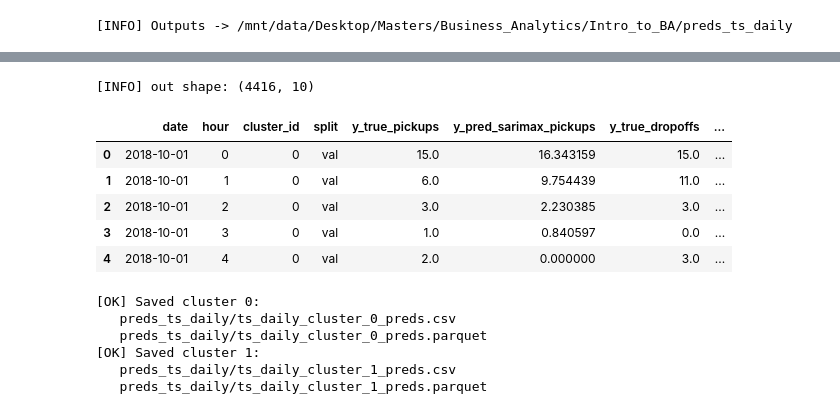
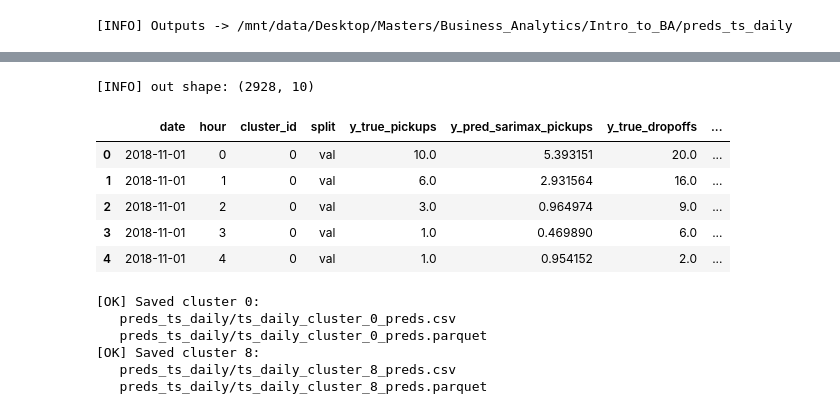
Before and after one commit to tomasvenda/Intro_to_BA, a Jupyter notebook: time_series_extract.ipynb, the cells around one changed output, grey strips where cells are left out. Saved outputs shown, nothing was run; the diff lists cells and outputs as text; code cells hidden in the pictures.

```diff
--- a/time_series_extract.ipynb
+++ b/time_series_extract.ipynb
@@ -15,11 +15,11 @@ HOURLY_PATH = Path("cluster_hourly.parquet")
 SARIMAX_DIR = Path("sarimax/sarimax_best")
 PROPHET_DIR = Path("prophet_folder/prophet_best")
 
-CLUSTERS = [0, 1]
+CLUSTERS = [0, 8]
 
 # We evaluate day-ahead forecasts for these months
-VAL_MONTH = 10           # October
-TEST_MONTHS = [11, 12]   # Nov-Dec
+VAL_MONTH = 11           # November (use Nov as validation)
+TEST_MONTHS = [12]       # December (test)
 
 HARD_END = pd.Timestamp("2018-12-31 23:00:00")
 
@@ -194,19 +329,28 @@ print("[INFO] #test days:", len(test_cutoffs), "first:", test_cutoffs[0], "last:
 # %%
-def sarimax_daily_forecast(res, history_y: pd.Series, cutoff: pd.Timestamp) -> pd.Series:
+def sarimax_daily_forecast(res_or_bundle, history_y: pd.Series, cutoff: pd.Timestamp) -> pd.Series:
     """
     Forecast next 24 hours starting at cutoff using SARIMAX results.
-    Exog: y_lag_24/y_lag_168 (from history_y) + is_us_holiday.
+    Supports either a plain SARIMAXResults OR the dict bundle saved in Cell 4.
     """
     horizon = pd.date_range(cutoff, cutoff + pd.Timedelta(hours=23), freq="h")
+
+    # handle bundled {res, scale}
+    if isinstance(res_or_bundle, dict):
+        res = res_or_bundle["res"]
+        scale = float(res_or_bundle.get("scale", 1.0))
+    else:
+        res = res_or_bundle
+        scale = float(sarimax_scales.get(getattr(res, "_cluster_id", None), 1.0)) if "sarimax_scales" in globals() else 1.0
+
     exog = build_lag_regressors_from_history(horizon, history_y, lags=LAGS)
+    # match scaling used in training
+    exog = exog / scale
 
     if USE_US_HOLIDAYS_SARIMAX:
         exog["is_us_holiday"] = us_holiday_indicator(horizon)
 
-
-    # SARIMAX expects 2D array-like exog aligned with steps
     fc = res.get_forecast(steps=len(horizon), exog=exog)
-    pred = fc.predicted_mean
+    pred = fc.predicted_mean * scale
     pred.index = horizon
     return pred
 # %%
@@ -255,50 +399,50 @@ def add_one_split(cluster_id: int, split_name: str, cutoffs: list[pd.Timestamp])
         y_pred_pick = sarimax_daily_forecast(sar_res, y_dep_hist, cutoff).values
         y_pred_drop = prophet_daily_forecast(pr_model, y_arr_hist, cutoff).values
 
         for ts, hr, yt_p, yp_p, yt_d, yp_d in zip(horizon, horizon.hour, y_true_pickups, y_pred_pick, y_true_dropoffs, y_pred_drop):
             rows.append({
                 "date": ts.normalize(),
                 "hour": int(hr),
                 "cluster_id": int(cluster_id),
                 "split": split_name,
                 "y_true_pickups": float(yt_p),
                 "y_pred_sarimax_pickups": float(yp_p) if np.isfinite(yp_p) else np.nan,
                 "y_true_dropoffs": float(yt_d),
                 "y_pred_prophet_dropoffs": float(yp_d) if np.isfinite(yp_d) else np.nan,
             })
 
 for c in CLUSTERS:
     add_one_split(c, "val", val_cutoffs)
     add_one_split(c, "test", test_cutoffs)
 
 out = pd.DataFrame(rows)
 
 # clip negatives (demand can't be negative)
 out["y_pred_sarimax_pickups"] = out["y_pred_sarimax_pickups"].clip(lower=0)
 out["y_pred_prophet_dropoffs"] = out["y_pred_prophet_dropoffs"].clip(lower=0)
 
-# errors
-out["ae_pickups_sarimax"] = (out["y_true_pickups"] - out["y_pred_sarimax_pickups"]).abs()
-out["ae_dropoffs_prophet"] = (out["y_true_dropoffs"] - out["y_pred_prophet_dropoffs"]).abs()
+# squared errors (for RMSE)
+out["se_pickups_sarimax"] = (out["y_true_pickups"] - out["y_pred_sarimax_pickups"])**2
+out["se_dropoffs_prophet"] = (out["y_true_dropoffs"] - out["y_pred_prophet_dropoffs"])**2
 
 print("[INFO] out shape:", out.shape)
 out.head()
 # %% [output]
-[INFO] out shape: (4416, 10)
+[INFO] out shape: (2928, 10)
 |  | date | hour | cluster_id | split | y_true_pickups | y_pred_sarimax_pickups | y_true_dropoffs | ... |
-| 0 | 2018-10-01 | 0 | 0 | val | 15.0 | 16.343159 | 15.0 | ... |
-| 1 | 2018-10-01 | 1 | 0 | val | 6.0 | 9.754439 | 11.0 | ... |
-| 2 | 2018-10-01 | 2 | 0 | val | 3.0 | 2.230385 | 3.0 | ... |
-| 3 | 2018-10-01 | 3 | 0 | val | 1.0 | 0.840597 | 0.0 | ... |
-| 4 | 2018-10-01 | 4 | 0 | val | 2.0 | 0.000000 | 3.0 | ... |
+| 0 | 2018-11-01 | 0 | 0 | val | 10.0 | 5.393151 | 20.0 | ... |
+| 1 | 2018-11-01 | 1 | 0 | val | 6.0 | 2.931564 | 16.0 | ... |
+| 2 | 2018-11-01 | 2 | 0 | val | 3.0 | 0.964974 | 9.0 | ... |
+| 3 | 2018-11-01 | 3 | 0 | val | 1.0 | 0.469890 | 6.0 | ... |
+| 4 | 2018-11-01 | 4 | 0 | val | 1.0 | 0.954152 | 2.0 | ... |
 # %%
 for c in CLUSTERS:
     dfc = out[out["cluster_id"] == c].copy().sort_values(["date","hour"]).reset_index(drop=True)
 
     cols = [
         "date","hour","cluster_id","split",
-        "y_true_pickups","y_pred_sarimax_pickups","ae_pickups_sarimax",
-        "y_true_dropoffs","y_pred_prophet_dropoffs","ae_dropoffs_prophet",
+        "y_true_pickups","y_pred_sarimax_pickups","se_pickups_sarimax",
+        "y_true_dropoffs","y_pred_prophet_dropoffs","se_dropoffs_prophet",
     ]
     dfc = dfc[cols]
 
@@ -315,6 +459,6 @@ for c in CLUSTERS:
 [OK] Saved cluster 0:
    preds_ts_daily/ts_daily_cluster_0_preds.csv
    preds_ts_daily/ts_daily_cluster_0_preds.parquet
-[OK] Saved cluster 1:
-   preds_ts_daily/ts_daily_cluster_1_preds.csv
-   preds_ts_daily/ts_daily_cluster_1_preds.parquet
+[OK] Saved cluster 8:
+   preds_ts_daily/ts_daily_cluster_8_preds.csv
+   preds_ts_daily/ts_daily_cluster_8_preds.parquet
```
Also changed, not shown: parts of 7 cells of this notebook, 8 other files.
